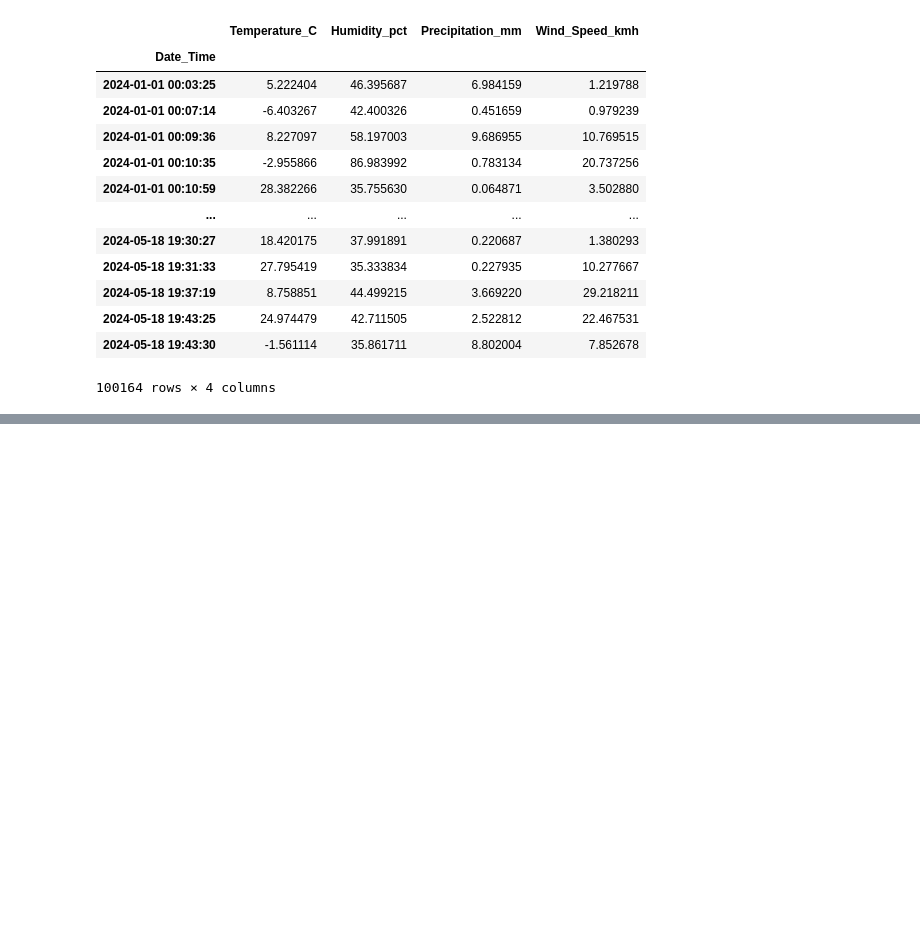
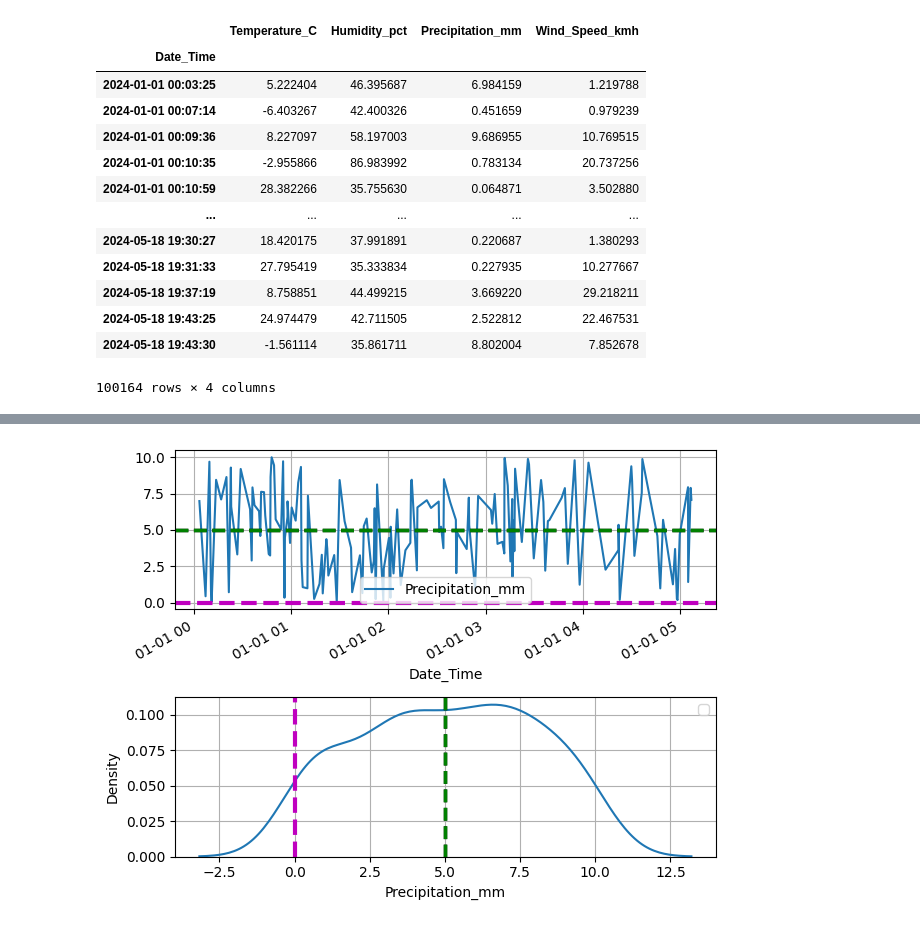
Before and after one commit to samyak-anand/Weather_forecast, a Jupyter notebook: code.ipynb, the cells around one changed output, grey strips where cells are left out. Drawn from its saved outputs; the diff is of its cells as text; code cells hidden in the pictures; blank space fills up the shorter version.

```diff
--- a/code.ipynb
+++ b/code.ipynb
@@ -108,0 +126,26 @@ region_analyser('Chicago')
+# %%
+def feature_analyzer(region,feature,rows):
+    data=region_analyser(region)
+
+    plt.subplot(2,1,1)
+    data[feature].head(rows).plot()
+    plt.axhline(data[feature].mean(),color='k',linestyle='--',linewidth=2.5)
+    plt.axhline(data[feature].median(),color='g',linestyle='--',linewidth=2.5)
+    plt.axhline(data[feature].mode()[0],color='m',linestyle='--',linewidth=3)
+    plt.legend()
+    plt.grid()
+
+    plt.subplot(2,1,2)
+    sns.kdeplot(data[feature].head(rows))
+    plt.axvline(data[feature].mean(),color='k',linestyle='--',linewidth=2.5)
+    plt.axvline(data[feature].median(),color='g',linestyle='--',linewidth=2.5)
+    plt.axvline(data[feature].mode()[0],color='m',linestyle='--',linewidth=3)
+    plt.legend()
+    plt.grid()
+
+    plt.tight_layout()
+    plt.show()
+# %%
+feature_analyzer('Chicago','Precipitation_mm',150)
+# %% [output]
+[figure, added]
```
Also changed, not shown: parts of 15 cells of this notebook.
